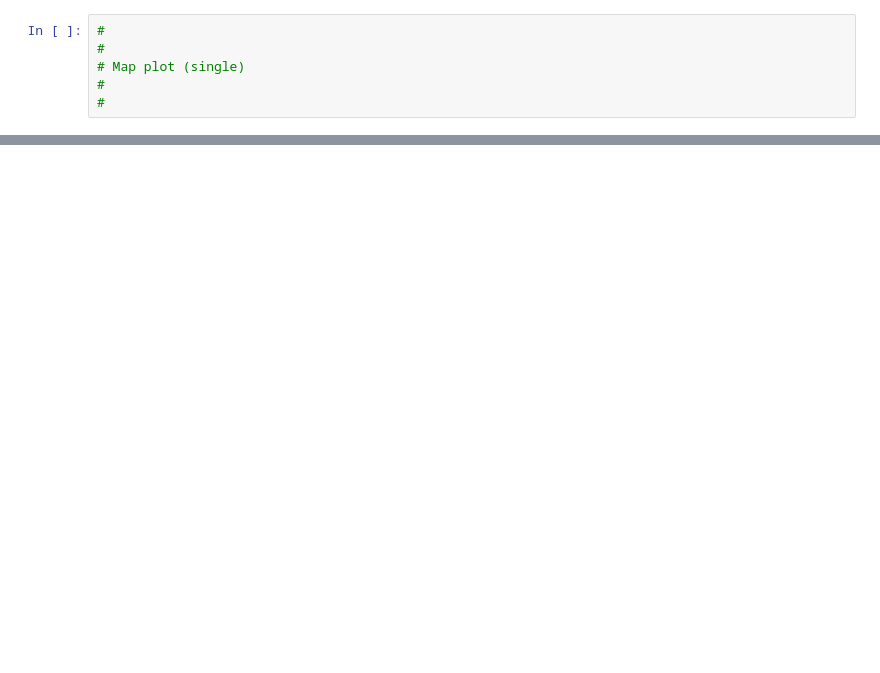
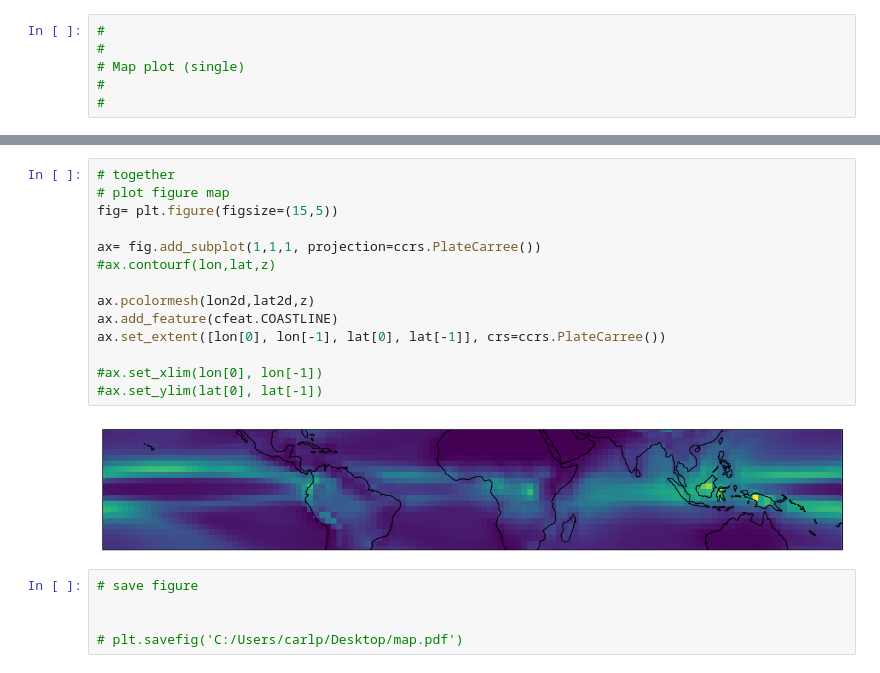
Before and after one commit to PBlackberg/phd, a Jupyter notebook: plotscripts/map_plot.ipynb, the cells around one changed output, grey strips where cells are left out. Saved outputs shown, nothing was run; the diff lists cells and outputs as text; blank space fills up the shorter version.

```diff
--- a/plotscripts/map_plot.ipynb
+++ b/plotscripts/map_plot.ipynb
@@ -61,0 +162,21 @@ cbar.set_label('precip (mm/day)')
+# %%
+# together
+# plot figure map
+fig= plt.figure(figsize=(15,5))
+
+ax= fig.add_subplot(1,1,1, projection=ccrs.PlateCarree())
+#ax.contourf(lon,lat,z)
+
+ax.pcolormesh(lon2d,lat2d,z)
+ax.add_feature(cfeat.COASTLINE)
+ax.set_extent([lon[0], lon[-1], lat[0], lat[-1]], crs=ccrs.PlateCarree())
+
+#ax.set_xlim(lon[0], lon[-1])
+#ax.set_ylim(lat[0], lat[-1])
+# %% [output]
+[figure, added]
+# %%
+# save figure
+
+
+# plt.savefig('C:/Users/carlp/Desktop/map.pdf')
```
Also changed, not shown: parts of 12 cells of this notebook.
